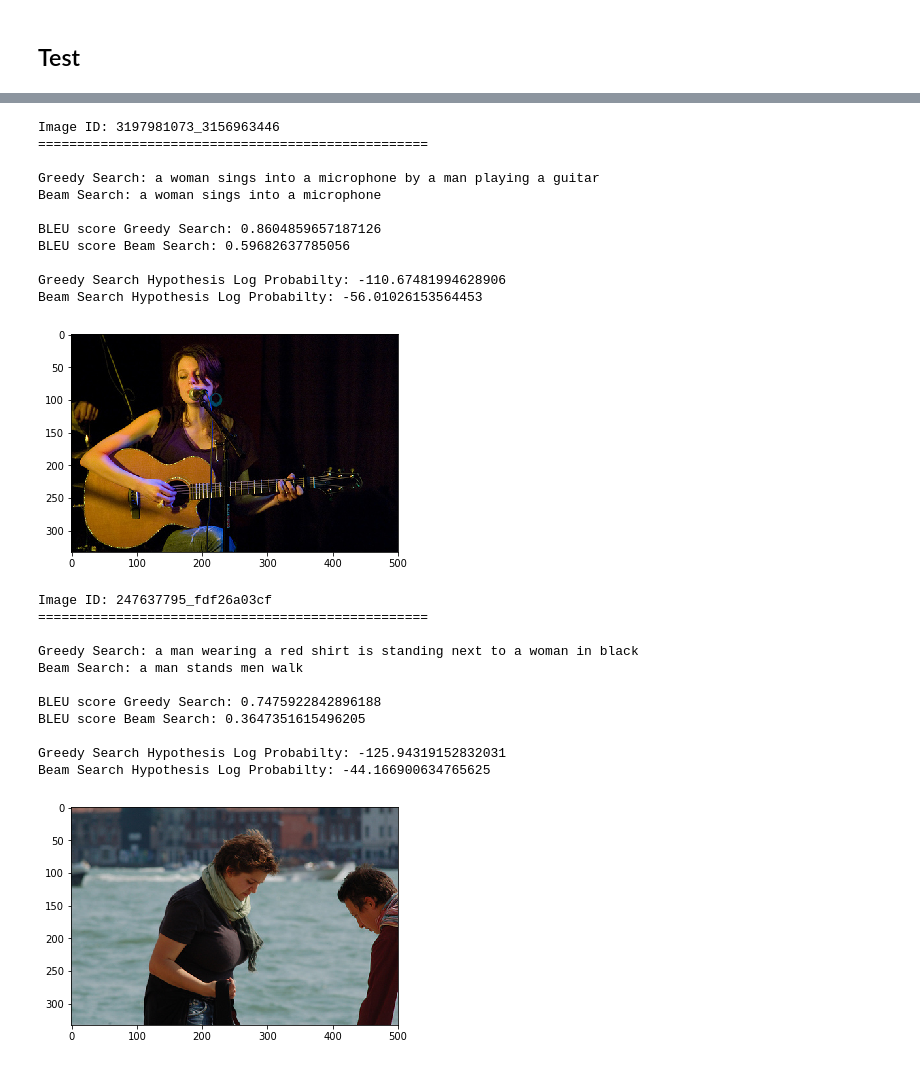
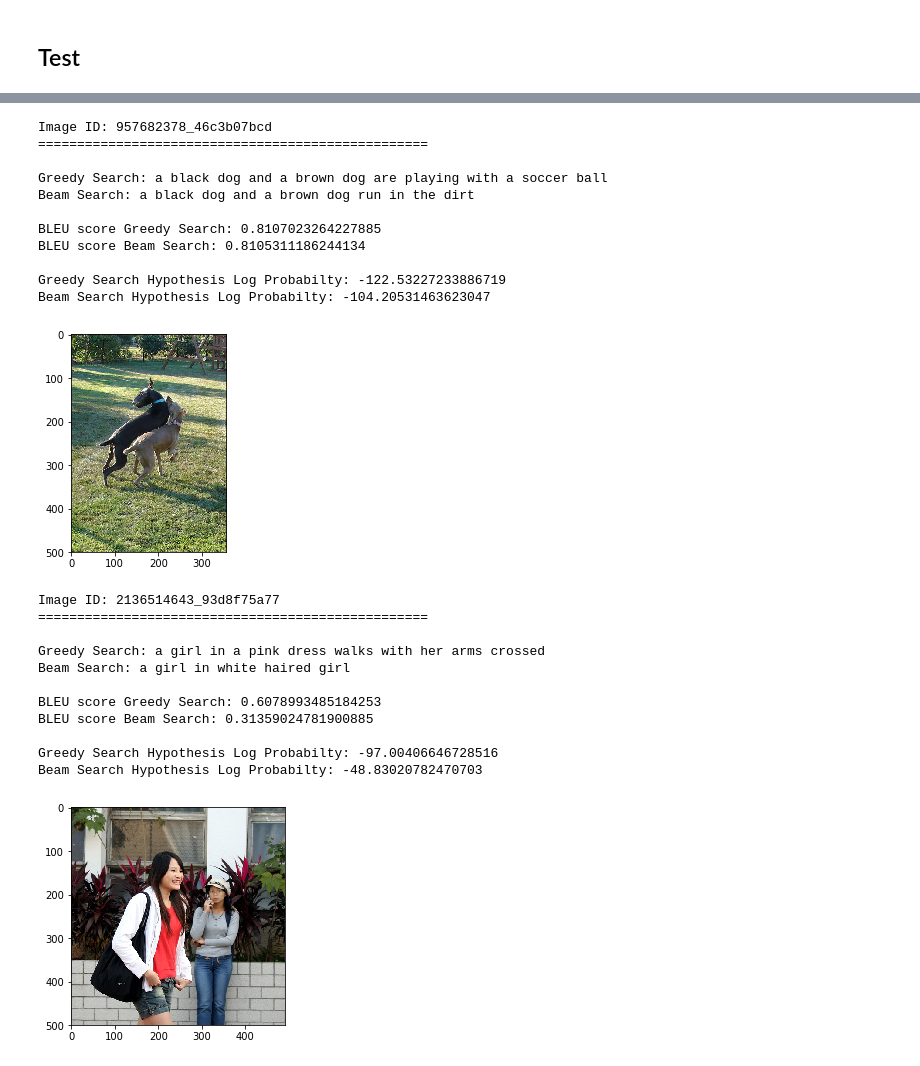
Before and after one commit to VIVelev/Image-Captioning, a Jupyter notebook: src/notebooks/train-eval.ipynb, the cells around one changed output, grey strips where cells are left out. Saved outputs shown, nothing was run; the diff lists cells and outputs as text; code cells hidden in the pictures.

```diff
--- a/src/notebooks/train-eval.ipynb
+++ b/src/notebooks/train-eval.ipynb
@@ -259,7 +262,7 @@ neural_image_captioning.model.compile(Adam(1e-5), loss='categorical_crossentropy
 num_epochs = 1000
 batch_size = 128
 steps = (len(train_image2descriptions) * 5) // batch_size
-val_batch_size = batch_size//4
+val_batch_size = 16
 val_steps = (len(test_image2descriptions) * 5) // val_batch_size
 
 
@@ -370,36 +386,36 @@ Beam Search Hypothesis Log Probabilty: -81.3670883178711
 # %%
 evaluate(
-    np.random.choice(list(test_image2descriptions.keys())), beam_width=50
+    np.random.choice(list(train_image2descriptions.keys())), beam_width=50
 )
 # %% [output]
-Image ID: 3197981073_3156963446
+Image ID: 957682378_46c3b07bcd
 ==================================================
 
-Greedy Search: a woman sings into a microphone by a man playing a guitar
-Beam Search: a woman sings into a microphone
+Greedy Search: a black dog and a brown dog are playing with a soccer ball
+Beam Search: a black dog and a brown dog run in the dirt
 
-BLEU score Greedy Search: 0.8604859657187126
-BLEU score Beam Search: 0.59682637785056
+BLEU score Greedy Search: 0.8107023264227885
+BLEU score Beam Search: 0.8105311186244134
 
-Greedy Search Hypothesis Log Probabilty: -110.67481994628906
-Beam Search Hypothesis Log Probabilty: -56.01026153564453
+Greedy Search Hypothesis Log Probabilty: -122.53227233886719
+Beam Search Hypothesis Log Probabilty: -104.20531463623047
-[figure, old version]
+[figure, new version]
 # %%
 evaluate(
-    np.random.choice(list(test_image2descriptions.keys())), beam_width=50
+    np.random.choice(list(train_image2descriptions.keys())), beam_width=50
 )
 # %% [output]
-Image ID: 247637795_fdf26a03cf
+Image ID: 2136514643_93d8f75a77
 ==================================================
 
-Greedy Search: a man wearing a red shirt is standing next to a woman in black
-Beam Search: a man stands men walk
+Greedy Search: a girl in a pink dress walks with her arms crossed
+Beam Search: a girl in white haired girl
 
-BLEU score Greedy Search: 0.7475922842896188
-BLEU score Beam Search: 0.3647351615496205
+BLEU score Greedy Search: 0.6078993485184253
+BLEU score Beam Search: 0.31359024781900885
 
-Greedy Search Hypothesis Log Probabilty: -125.94319152832031
-Beam Search Hypothesis Log Probabilty: -44.166900634765625
+Greedy Search Hypothesis Log Probabilty: -97.00406646728516
+Beam Search Hypothesis Log Probabilty: -48.83020782470703
-[figure, old version]
+[figure, new version]
 # %%
 evaluate(
```
Also changed, not shown: parts of 8 cells of this notebook.
